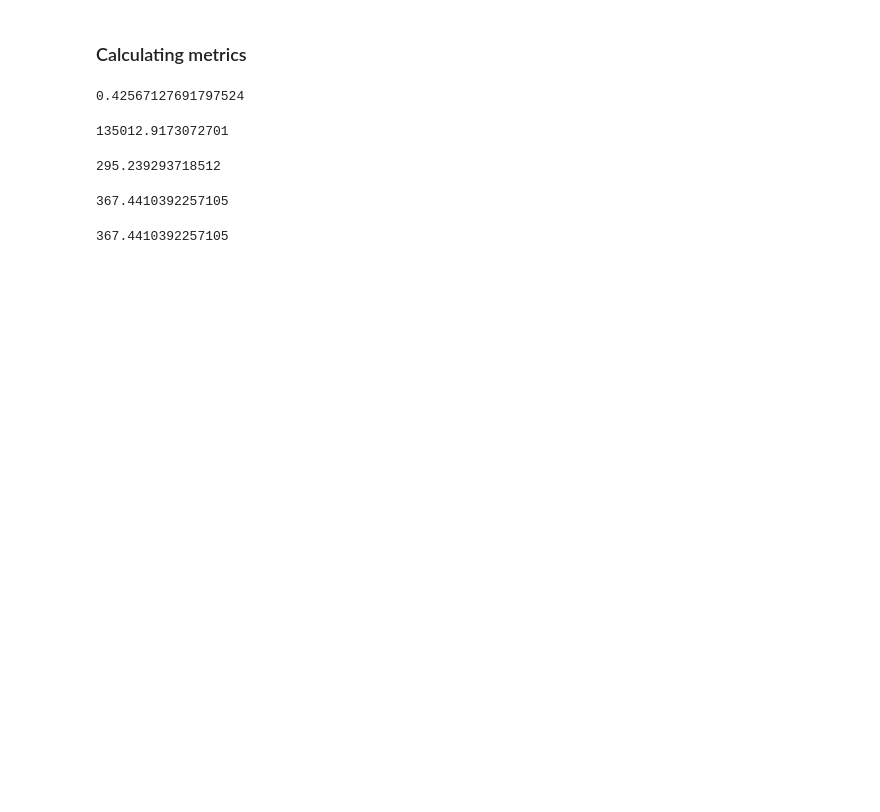
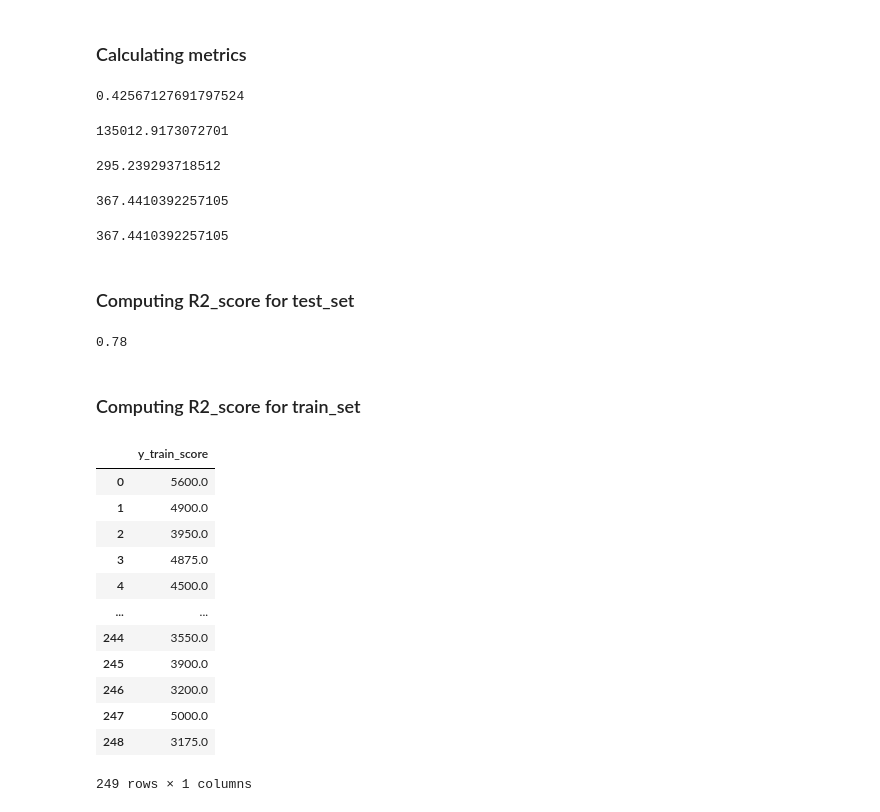
Before and after one commit to goldenrod-asters/labs-week-4, a Jupyter notebook: Linear_Reg_Example.ipynb, the cells around one changed output. Drawn from its saved outputs; the diff is of its cells as text; code cells hidden in the pictures; blank space fills up the shorter version.

```diff
--- a/Linear_Reg_Example.ipynb
+++ b/Linear_Reg_Example.ipynb
@@ -206,3 +237,5 @@ rmse # same as above! : )
 # scaler on train set, scale the test set
 # 1. scale data on train set (fit and transform) scaler.fit_transform(X_train)
 # 2. scale data in test set with same scaler (transform only) scaler.transform(X_test)
+# %% [markdown]
+### Computing R2_score for test_set
@@ -208,0 +244,26 @@ rmse # same as above! : )
+# %%
+r2_test = round(r2_score(y_test,y_pred),2)
+r2_test
+# %% [output]
+0.78
+# %% [markdown]
+### Computing R2_score for train_set
+# %%
+y_train_score = y_train.copy()
+y_train_score = y_train_score.reset_index(drop=True)
+y_train_score.columns = ['y_train_score']
+y_train_score
+# %% [output]
+|  | y_train_score |
+| 0 | 5600.0 |
+| 1 | 4900.0 |
+| 2 | 3950.0 |
+| 3 | 4875.0 |
+| 4 | 4500.0 |
+| ... | ... |
+| 244 | 3550.0 |
+| 245 | 3900.0 |
+| 246 | 3200.0 |
+| 247 | 5000.0 |
+| 248 | 3175.0 |
+249 rows × 1 columns
```
Also changed, not shown: parts of 18 cells of this notebook, 2 other files.
